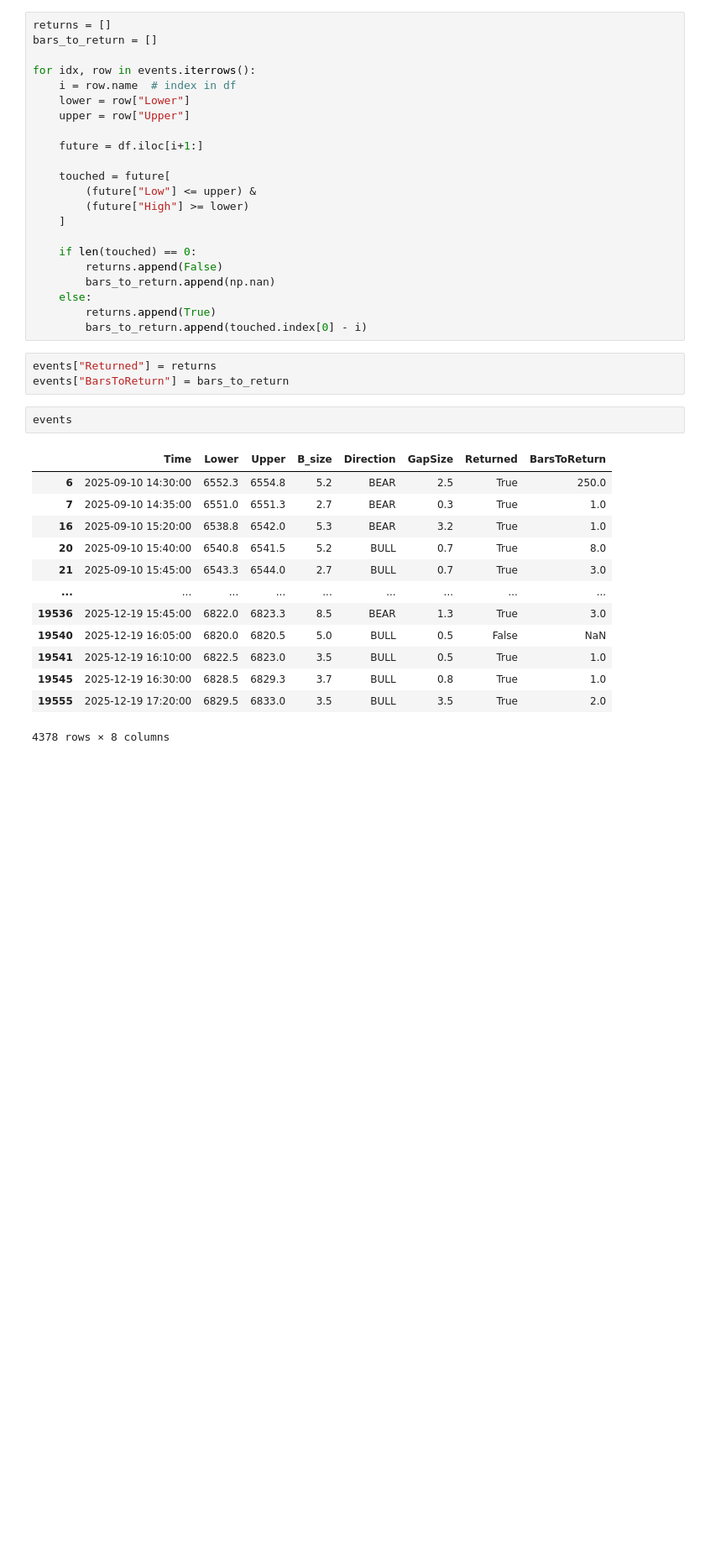
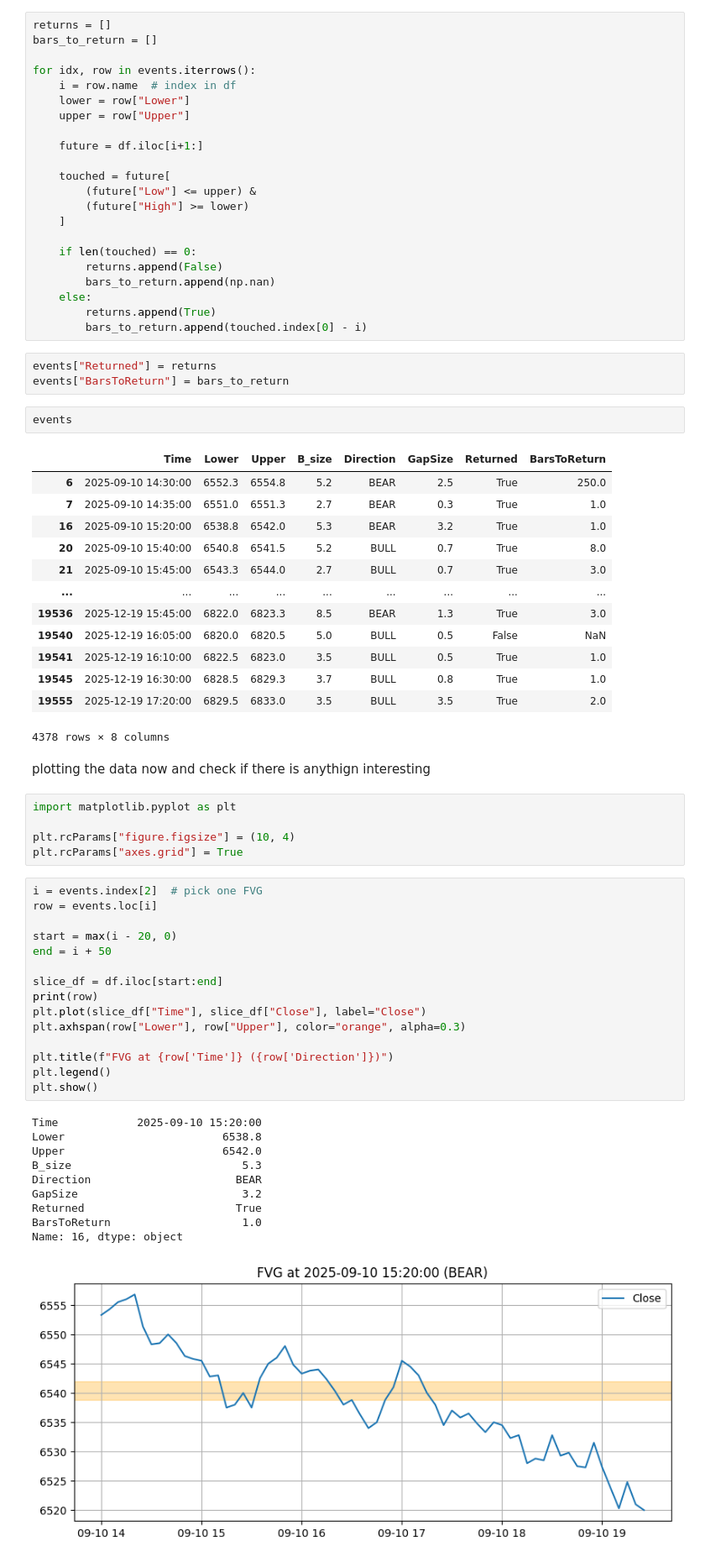
Before and after one commit to ducjeremyvu/alpha, a Jupyter notebook: notebooks/fvg.ipynb, the cells around one changed output. Shown at 84% size. Cells and saved outputs as stored; diff of their text form; blank space fills up the shorter version.

```diff
--- a/notebooks/fvg.ipynb
+++ b/notebooks/fvg.ipynb
@@ -98,3 +105,36 @@ events
 | 19545 | 2025-12-19 16:30:00 | 6828.5 | 6829.3 | 3.7 | BULL | 0.8 | True | 1.0 |
 | 19555 | 2025-12-19 17:20:00 | 6829.5 | 6833.0 | 3.5 | BULL | 3.5 | True | 2.0 |
 4378 rows × 8 columns
+# %% [markdown]
+plotting the data now and check if there is anythign interesting
+# %%
+import matplotlib.pyplot as plt
+
+plt.rcParams["figure.figsize"] = (10, 4)
+plt.rcParams["axes.grid"] = True
+# %%
+i = events.index[2]  # pick one FVG
+row = events.loc[i]
+
+start = max(i - 20, 0)
+end = i + 50
+
+slice_df = df.iloc[start:end]
+print(row)
+plt.plot(slice_df["Time"], slice_df["Close"], label="Close")
+plt.axhspan(row["Lower"], row["Upper"], color="orange", alpha=0.3)
+
+plt.title(f"FVG at {row['Time']} ({row['Direction']})")
+plt.legend()
+plt.show()
+# %% [output]
+Time            2025-09-10 15:20:00
+Lower                        6538.8
+Upper                        6542.0
+B_size                          5.3
+Direction                      BEAR
+GapSize                         3.2
+Returned                       True
+BarsToReturn                    1.0
+Name: 16, dtype: object
+[figure, added]
```
Also changed, not shown: parts of 1 cell of this notebook.
